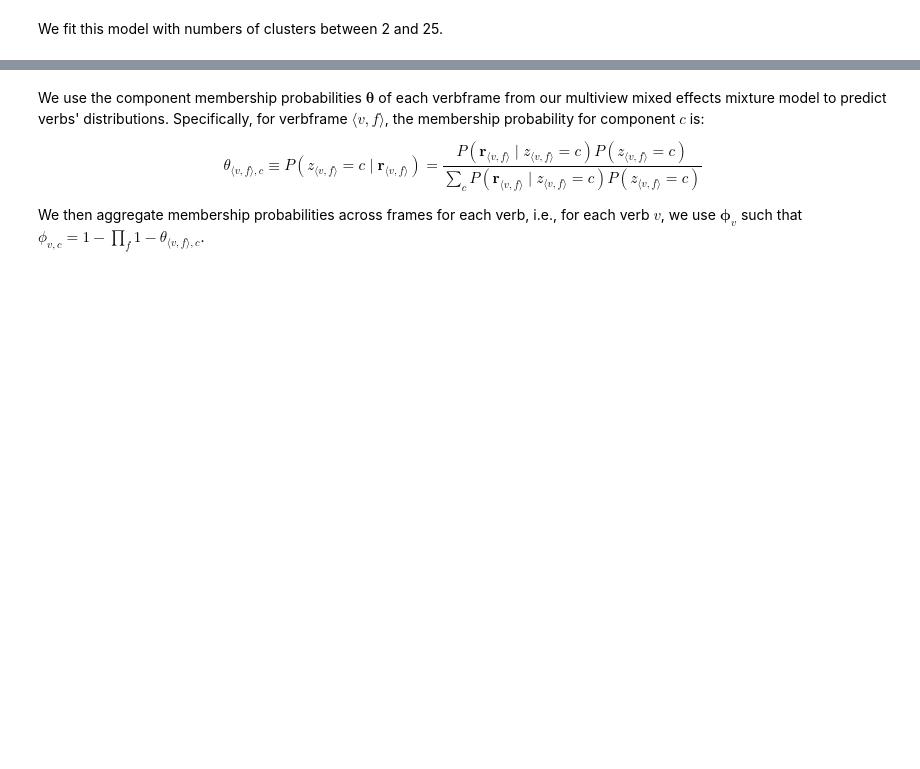
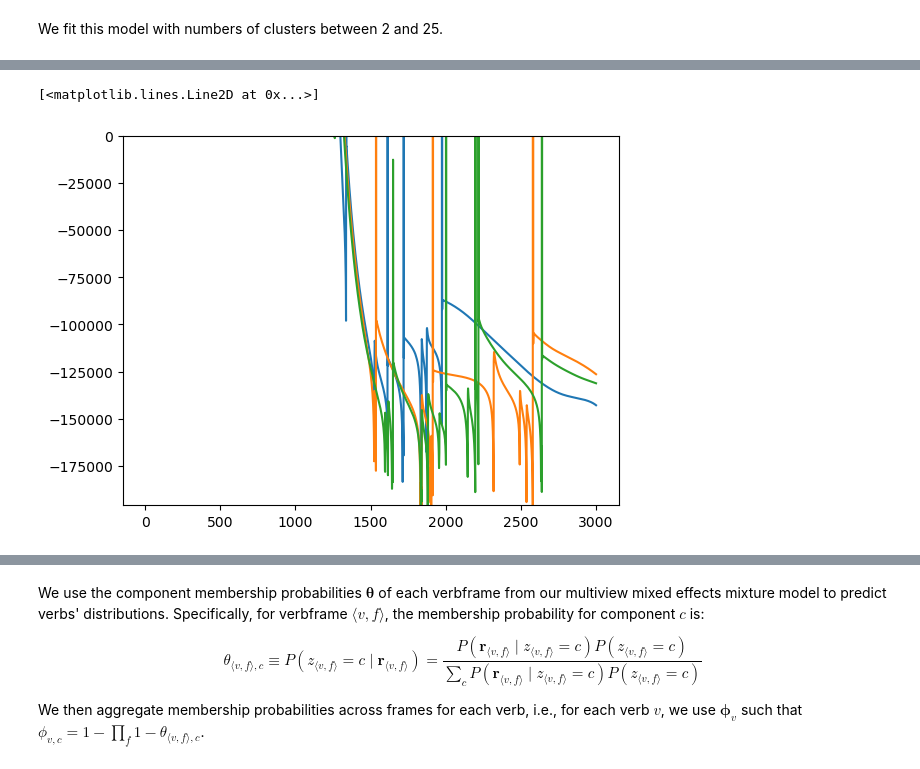
Before and after one commit to bkane2/intensional-gaps, a Jupyter notebook: Intensional Gaps.ipynb, the cells around one changed output, grey strips where cells are left out. Drawn from its saved outputs; the diff is of its cells as text; code cells hidden in the pictures; blank space fills up the shorter version.

```diff
--- a/Intensional Gaps.ipynb
+++ b/Intensional Gaps.ipynb
@@ -1719,0 +1732,11 @@ epoch 1001: 1497073.515625
+# %%
+test1 = losses[2]
+test2 = losses[10]
+test3 = losses[20]
+plt.ylim((mn,0))
+plt.plot(test1)
+plt.plot(test2)
+plt.plot(test3)
+# %% [output]
+[<matplotlib.lines.Line2D at 0x...>]
+[figure, added]
```
Also changed, not shown: parts of 4 cells of this notebook.
